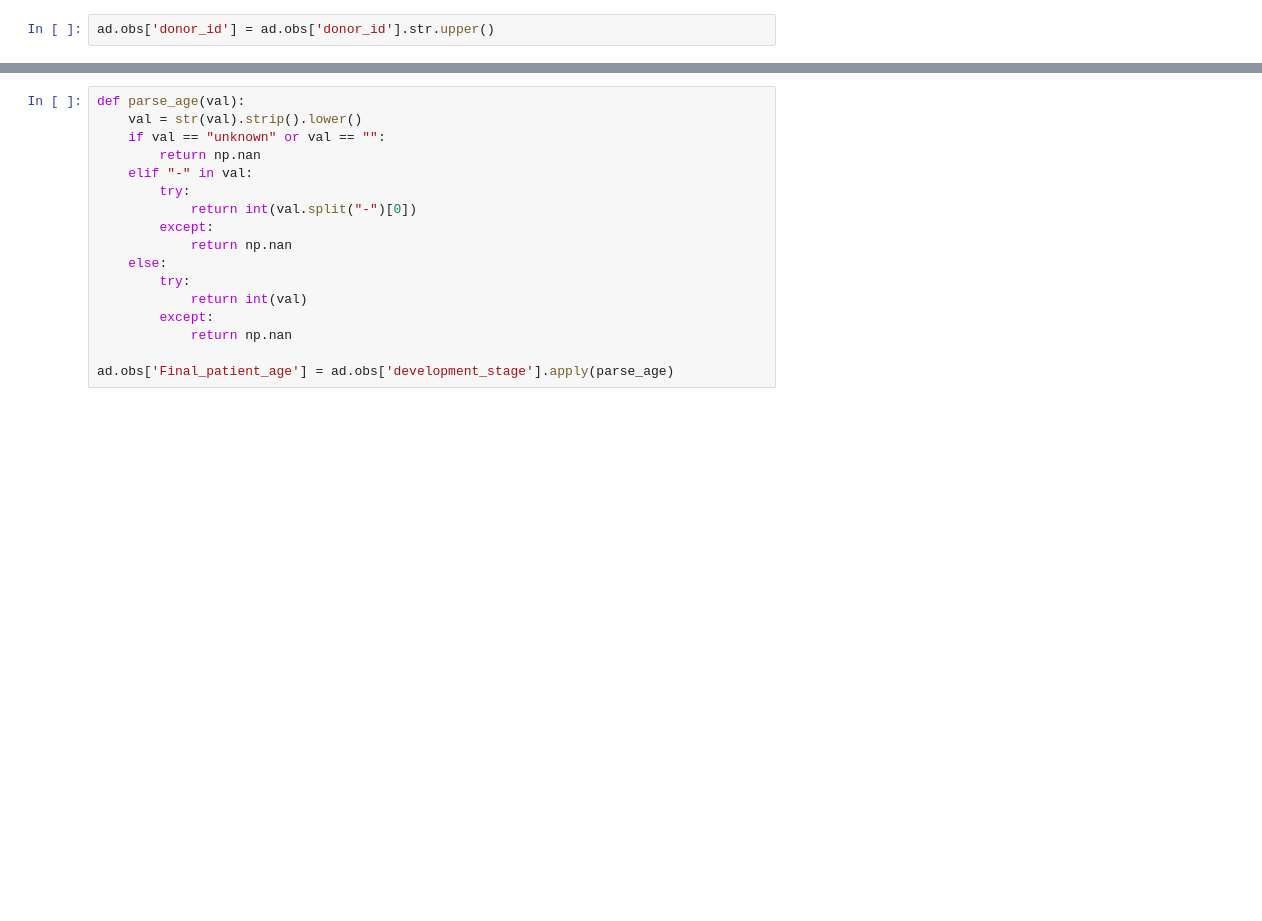
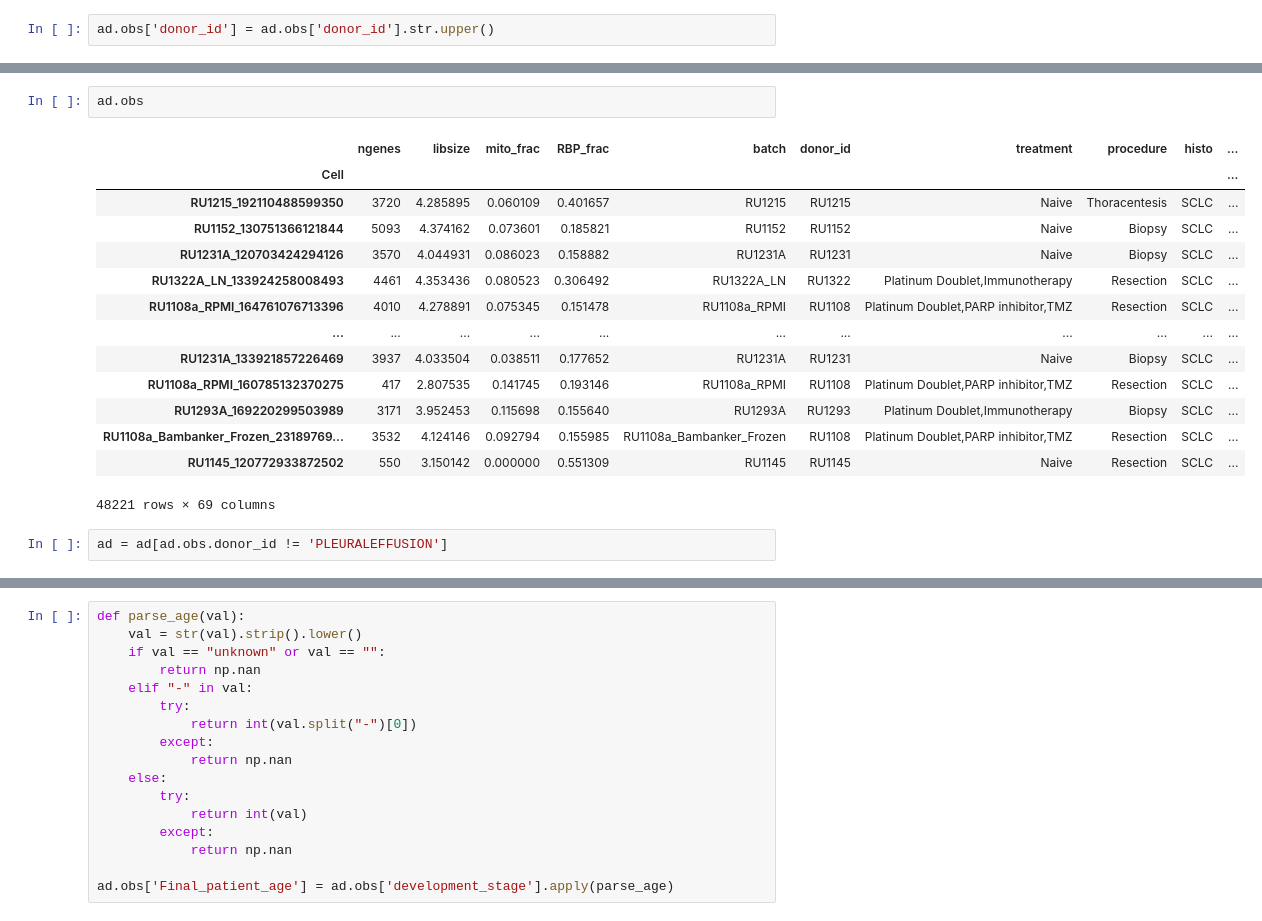
Before and after one commit to loooooooopi/scMeta, a Jupyter notebook: Pre-processing/Pre-processing_LUCA.ipynb, the cells around one changed output, grey strips where cells are left out. Drawn from its saved outputs; the diff is of its cells as text; blank space fills up the shorter version.

```diff
--- a/Pre-processing/Pre-processing_LUCA.ipynb
+++ b/Pre-processing/Pre-processing_LUCA.ipynb
@@ -702,3 +690,22 @@ AnnData object with n_obs × n_vars = 48221 × 22397
     obsm: 'X_pca', 'X_umap'
     varm: 'PCs'
     obsp: 'distances', 'connectivities'
+# %%
+ad.obs
+# %% [output]
+|  | ngenes | libsize | mito_frac | RBP_frac | batch | donor_id | treatment | procedure | histo | ... |
+| Cell |  |  |  |  |  |  |  |  |  | ... |
+| RU1215_192110488599350 | 3720 | 4.285895 | 0.060109 | 0.401657 | RU1215 | RU1215 | Naive | Thoracentesis | SCLC | ... |
+| RU1152_130751366121844 | 5093 | 4.374162 | 0.073601 | 0.185821 | RU1152 | RU1152 | Naive | Biopsy | SCLC | ... |
+| RU1231A_120703424294126 | 3570 | 4.044931 | 0.086023 | 0.158882 | RU1231A | RU1231 | Naive | Biopsy | SCLC | ... |
+| RU1322A_LN_133924258008493 | 4461 | 4.353436 | 0.080523 | 0.306492 | RU1322A_LN | RU1322 | Platinum Doublet,Immunotherapy | Resection | SCLC | ... |
+| RU1108a_RPMI_164761076713396 | 4010 | 4.278891 | 0.075345 | 0.151478 | RU1108a_RPMI | RU1108 | Platinum Doublet,PARP inhibitor,TMZ | Resection | SCLC | ... |
+| ... | ... | ... | ... | ... | ... | ... | ... | ... | ... | ... |
+| RU1231A_133921857226469 | 3937 | 4.033504 | 0.038511 | 0.177652 | RU1231A | RU1231 | Naive | Biopsy | SCLC | ... |
+| RU1108a_RPMI_160785132370275 | 417 | 2.807535 | 0.141745 | 0.193146 | RU1108a_RPMI | RU1108 | Platinum Doublet,PARP inhibitor,TMZ | Resection | SCLC | ... |
+| RU1293A_169220299503989 | 3171 | 3.952453 | 0.115698 | 0.155640 | RU1293A | RU1293 | Platinum Doublet,Immunotherapy | Biopsy | SCLC | ... |
+| RU1108a_Bambanker_Frozen_23189769... | 3532 | 4.124146 | 0.092794 | 0.155985 | RU1108a_Bambanker_Frozen | RU1108 | Platinum Doublet,PARP inhibitor,TMZ | Resection | SCLC | ... |
+| RU1145_120772933872502 | 550 | 3.150142 | 0.000000 | 0.551309 | RU1145 | RU1145 | Naive | Resection | SCLC | ... |
+48221 rows × 69 columns
+# %%
+ad = ad[ad.obs.donor_id != 'PLEURALEFFUSION']
```
Also changed, not shown: parts of 32 cells of this notebook, 6 other files.
